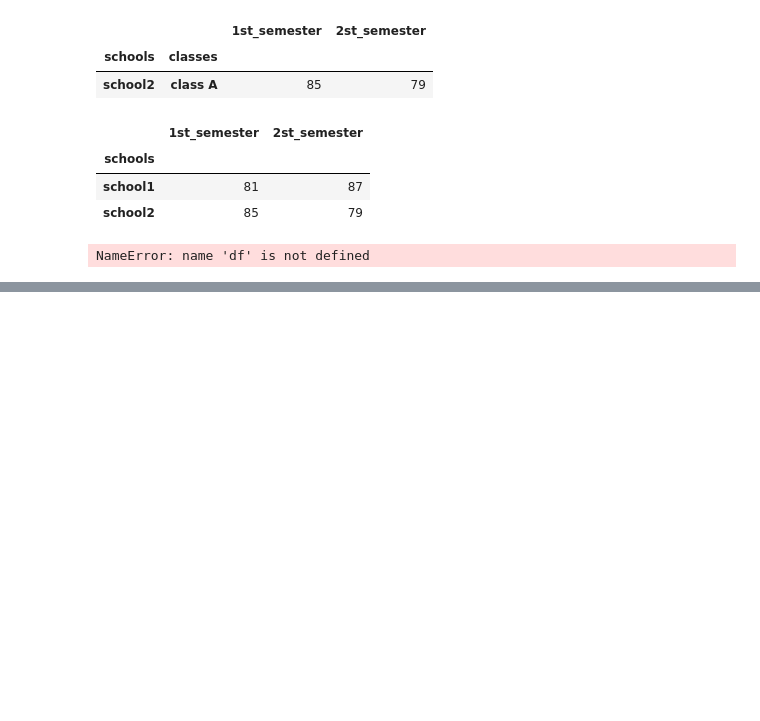
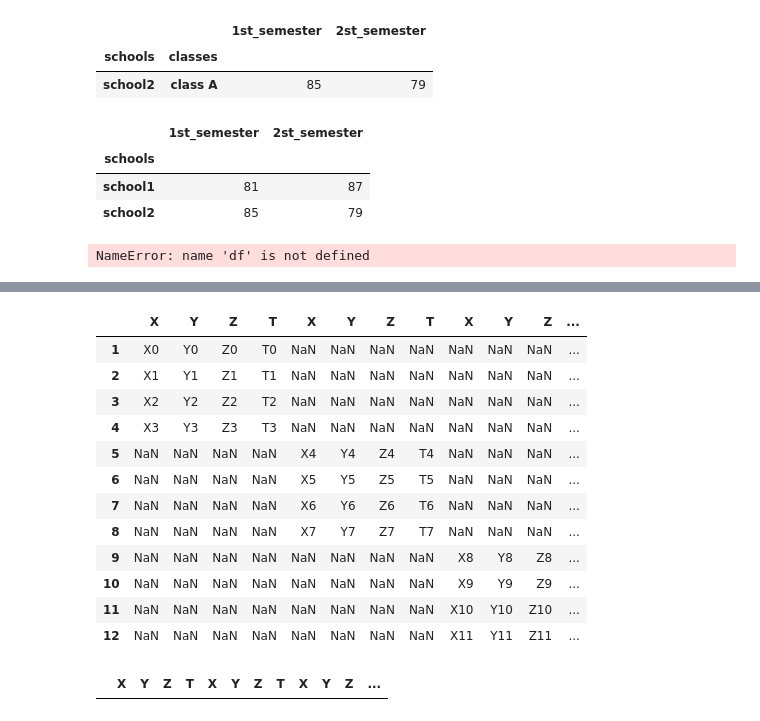
Before and after one commit to chshahid119/data-science-notes, a Jupyter notebook: Complete data science OakAcademy/Shahid Notes/pandas notebook/pandas01.ipynb, the cells around one changed output, grey strips where cells are left out. Cells and saved outputs as stored; diff of their text form; code cells hidden in the pictures; blank space fills up the shorter version.

Commit message:
merging of data frames functions added

```diff
--- a/Complete data science OakAcademy/Shahid Notes/pandas notebook/pandas01.ipynb
+++ b/Complete data science OakAcademy/Shahid Notes/pandas notebook/pandas01.ipynb
@@ -1993,0 +2071,38 @@ NameError: name 'df' is not defined
+# %%
+
+df1=pd.DataFrame({'X':['X0','X1','X2','X3'],
+                 'Y':['Y0','Y1','Y2','Y3'],
+                  'Z':['Z0','Z1','Z2','Z3'],
+                  'T':['T0','T1','T2','T3']},index=[1,2,3,4])
+
+df2=pd.DataFrame({'X':['X4','X5','X6','X7'],
+                 'Y':['Y4','Y5','Y6','Y7'],
+                  'Z':['Z4','Z5','Z6','Z7'],
+                  'T':['T4','T5','T6','T7']},index=[5,6,7,8])
+
+df3=pd.DataFrame({'X':['X8','X9','X10','X11'],
+                 'Y':['Y8','Y9','Y10','Y11'],
+                  'Z':['Z8','Z9','Z10','Z11'],
+                  'T':['T8','T9','T10','T11']},index=[9,10,11,12])
+# %%
+pd.concat([df1,df2,df3],axis=1)
+# %% [output]
+|  | X | Y | Z | T | X | Y | Z | T | X | Y | Z | ... |
+| 1 | X0 | Y0 | Z0 | T0 | NaN | NaN | NaN | NaN | NaN | NaN | NaN | ... |
+| 2 | X1 | Y1 | Z1 | T1 | NaN | NaN | NaN | NaN | NaN | NaN | NaN | ... |
+| 3 | X2 | Y2 | Z2 | T2 | NaN | NaN | NaN | NaN | NaN | NaN | NaN | ... |
+| 4 | X3 | Y3 | Z3 | T3 | NaN | NaN | NaN | NaN | NaN | NaN | NaN | ... |
+| 5 | NaN | NaN | NaN | NaN | X4 | Y4 | Z4 | T4 | NaN | NaN | NaN | ... |
+| 6 | NaN | NaN | NaN | NaN | X5 | Y5 | Z5 | T5 | NaN | NaN | NaN | ... |
+| 7 | NaN | NaN | NaN | NaN | X6 | Y6 | Z6 | T6 | NaN | NaN | NaN | ... |
+| 8 | NaN | NaN | NaN | NaN | X7 | Y7 | Z7 | T7 | NaN | NaN | NaN | ... |
+| 9 | NaN | NaN | NaN | NaN | NaN | NaN | NaN | NaN | X8 | Y8 | Z8 | ... |
+| 10 | NaN | NaN | NaN | NaN | NaN | NaN | NaN | NaN | X9 | Y9 | Z9 | ... |
+| 11 | NaN | NaN | NaN | NaN | NaN | NaN | NaN | NaN | X10 | Y10 | Z10 | ... |
+| 12 | NaN | NaN | NaN | NaN | NaN | NaN | NaN | NaN | X11 | Y11 | Z11 | ... |
+# %%
+# now we can test join==inner ==> it gives common between all data frames
+#it does not gives anything because no anything is common like in previous cell we can see
+pd.concat([df1,df2,df3],axis=1,join='inner')
+# %% [output]
+|  | X | Y | Z | T | X | Y | Z | T | X | Y | Z | ... |
```
Also changed, not shown: parts of 59 cells of this notebook.
